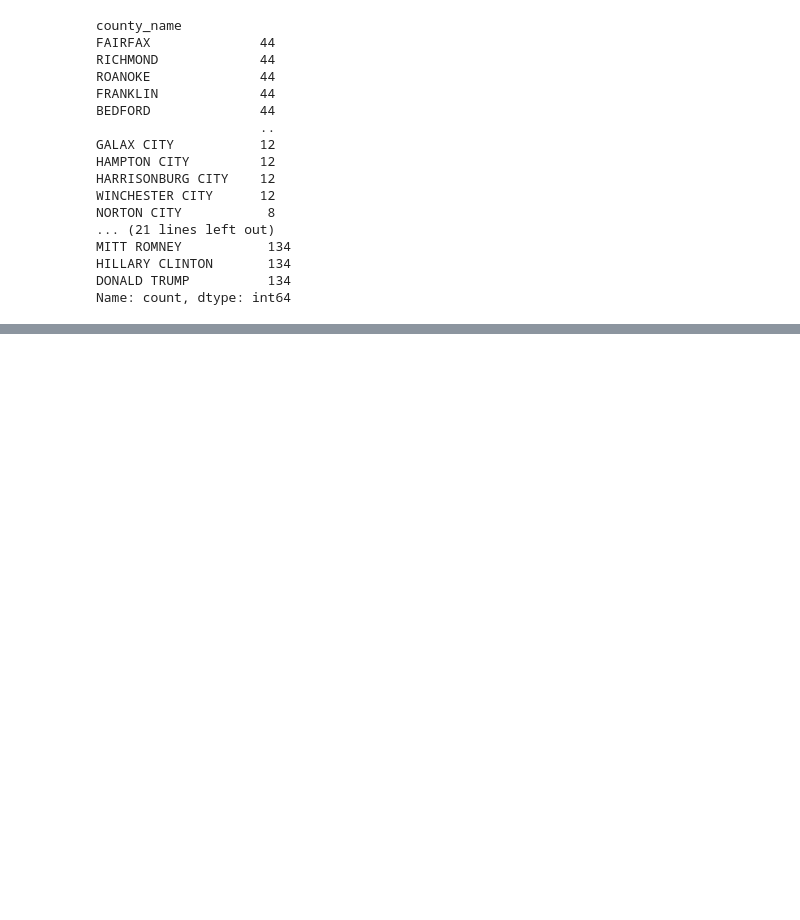
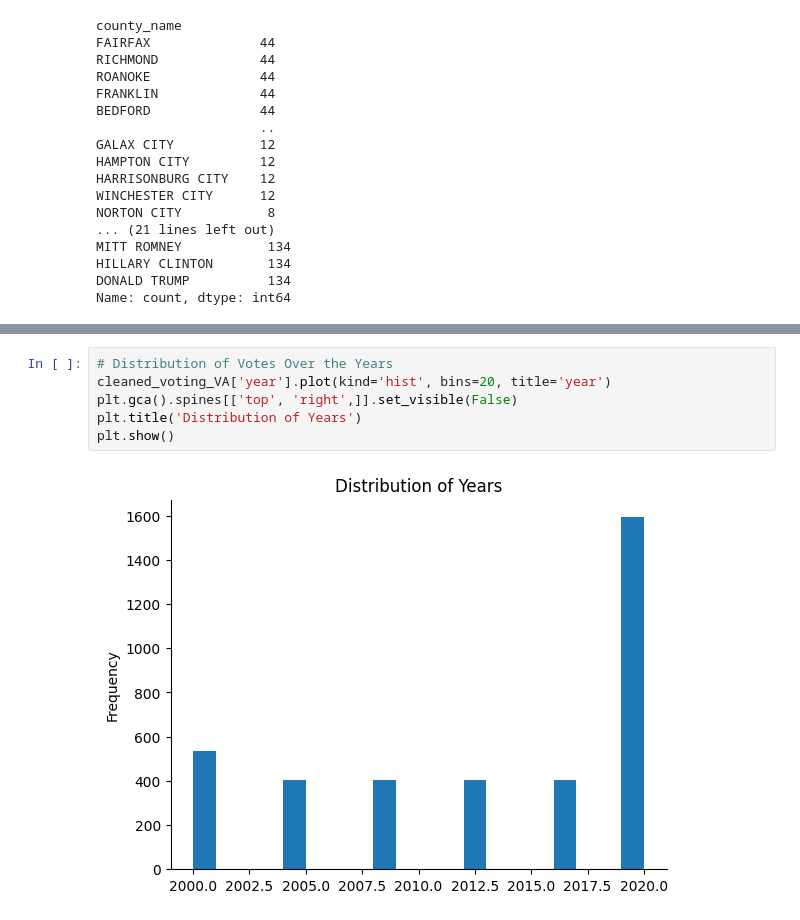
Before and after one commit to kevindangkhoama/project_voting, a Jupyter notebook: project3.ipynb, the cells around one changed output, grey strips where cells are left out. Drawn from its saved outputs; the diff is of its cells as text; blank space fills up the shorter version.

```diff
--- a/project3.ipynb
+++ b/project3.ipynb
@@ -215,0 +253,8 @@ Name: count, dtype: int64
+# %%
+# Distribution of Votes Over the Years
+cleaned_voting_VA['year'].plot(kind='hist', bins=20, title='year')
+plt.gca().spines[['top', 'right',]].set_visible(False)
+plt.title('Distribution of Years')
+plt.show()
+# %% [output]
+[figure, added]
```
Also changed, not shown: parts of 10 cells of this notebook.
